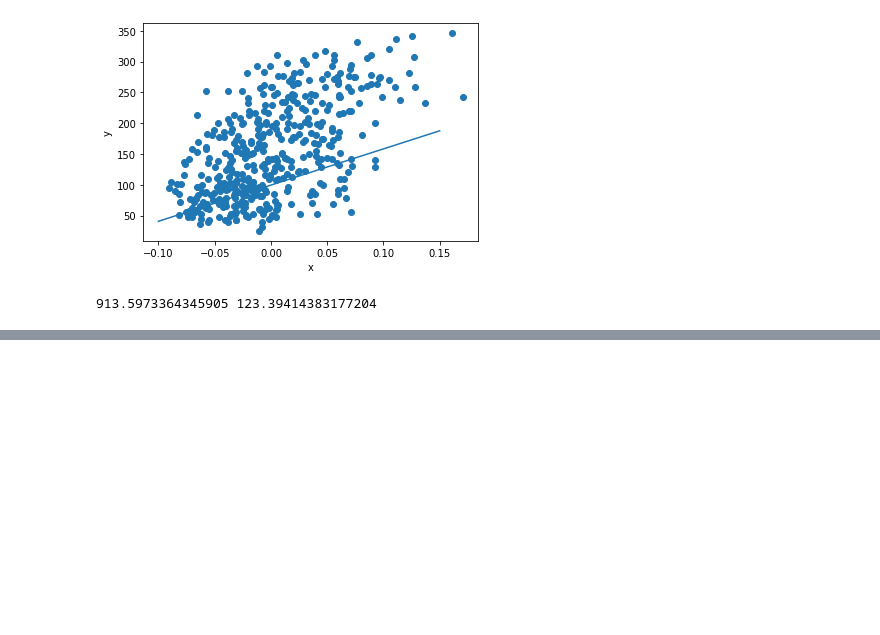
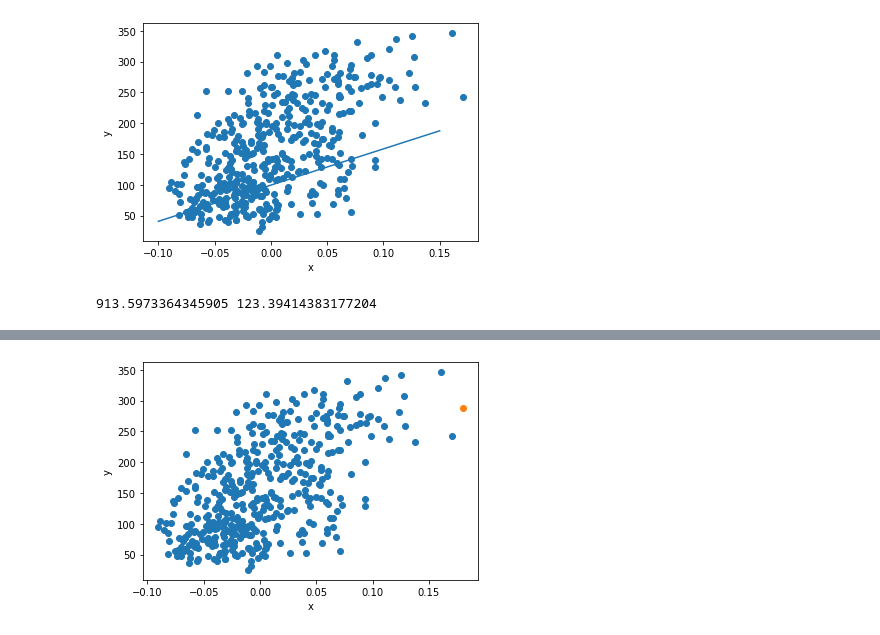
Before and after one commit to kimkim1029/Esther-Hahyeon-Kim, a Jupyter notebook: data_dl_01.ipynb, the cells around one changed output, grey strips where cells are left out. Drawn from its saved outputs; the diff is of its cells as text; code cells hidden in the pictures; blank space fills up the shorter version.

```diff
--- a/data_dl_01.ipynb
+++ b/data_dl_01.ipynb
@@ -155,0 +170,9 @@ pt1 =
+# %%
+# y_hat 위치 확인
+plt.scatter(x,y)
+plt.scatter(x_new, y_pred)
+plt.xlabel('x')
+plt.ylabel('y')
+plt.show()
+# %% [output]
+[figure, added]
```
Also changed, not shown: parts of 4 cells of this notebook.
